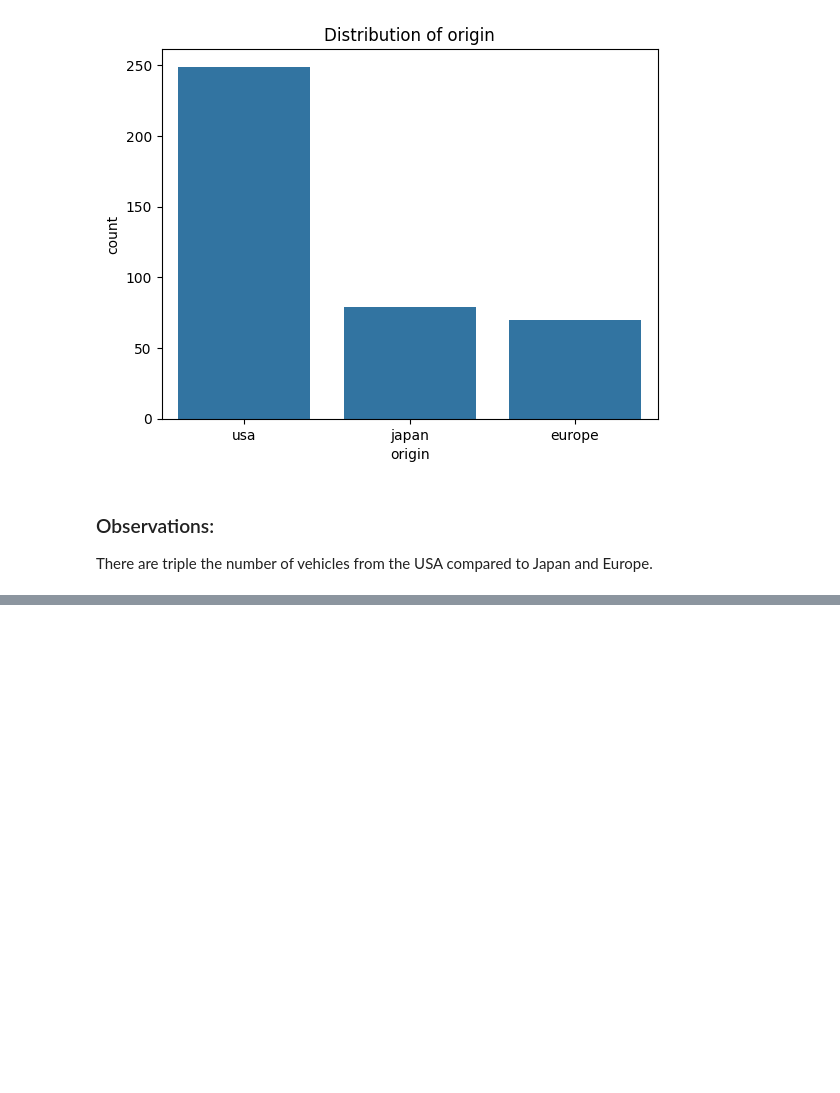
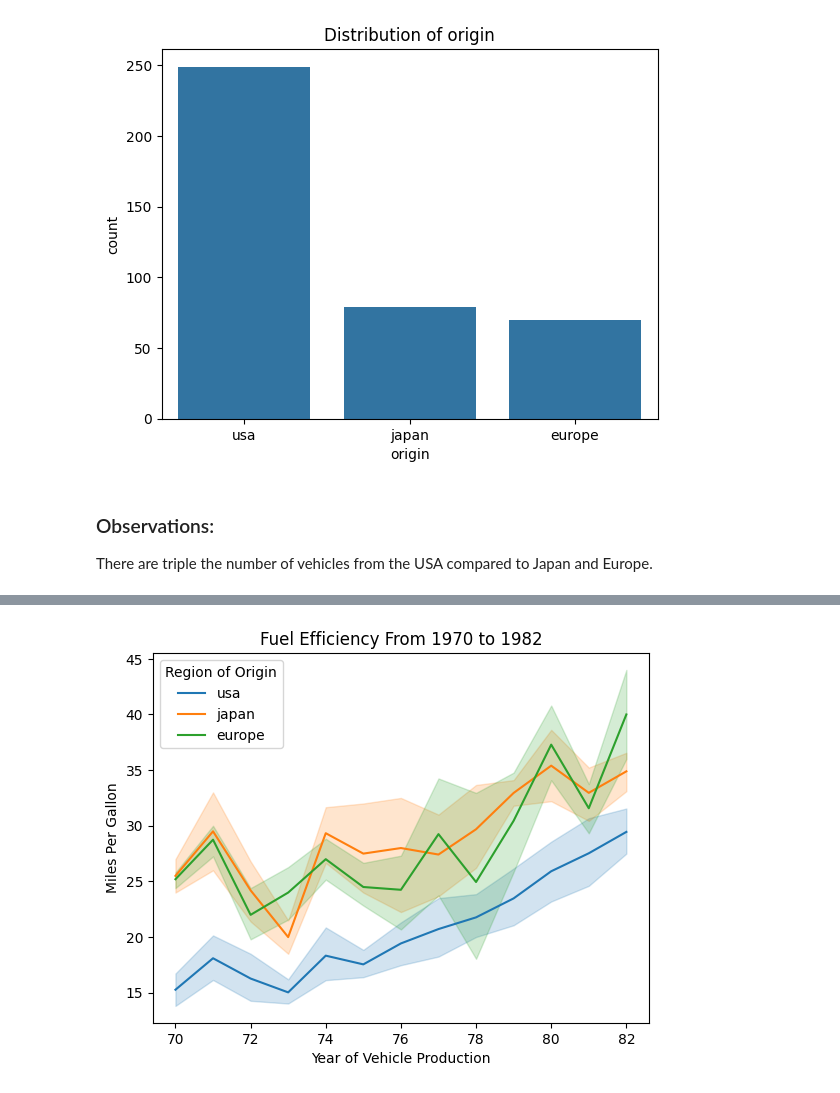
Before and after one commit to charlietodd11/datafun-06-eda, a Jupyter notebook: charlietodd_eda.ipynb, the cells around one changed output, grey strips where cells are left out. Saved outputs shown, nothing was run; the diff lists cells and outputs as text; code cells hidden in the pictures; blank space fills up the shorter version.

```diff
--- a/charlietodd_eda.ipynb
+++ b/charlietodd_eda.ipynb
@@ -125,0 +195,8 @@ Creating a new column called
+# %%
+sns.lineplot(data=df, x='model_year', y= 'mpg', hue = 'Region of Origin')
+plt.title("Fuel Efficiency From 1970 to 1982")
+plt.xlabel("Year of Vehicle Production")
+plt.ylabel("Miles Per Gallon")
+plt.show()
+# %% [output]
+[figure, added]
```
Also changed, not shown: parts of 12 cells of this notebook, 1 other file.
